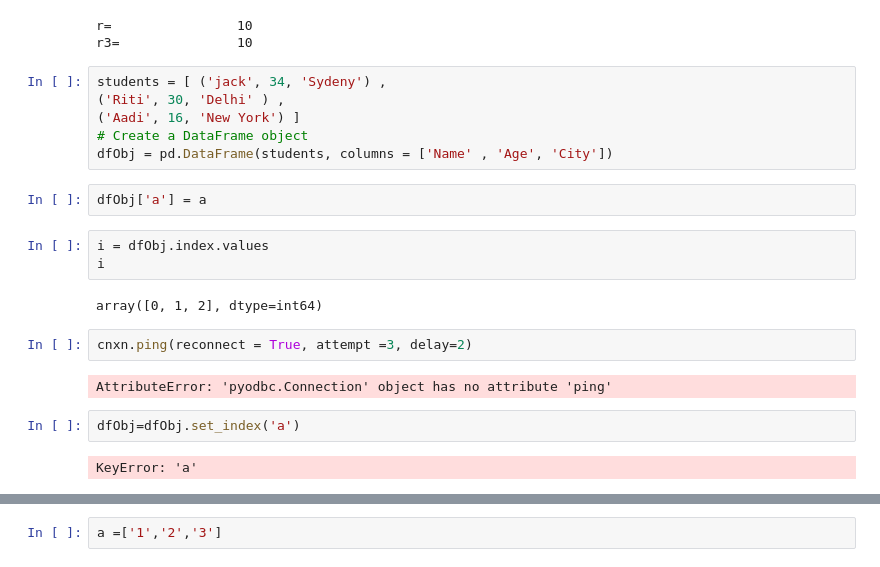
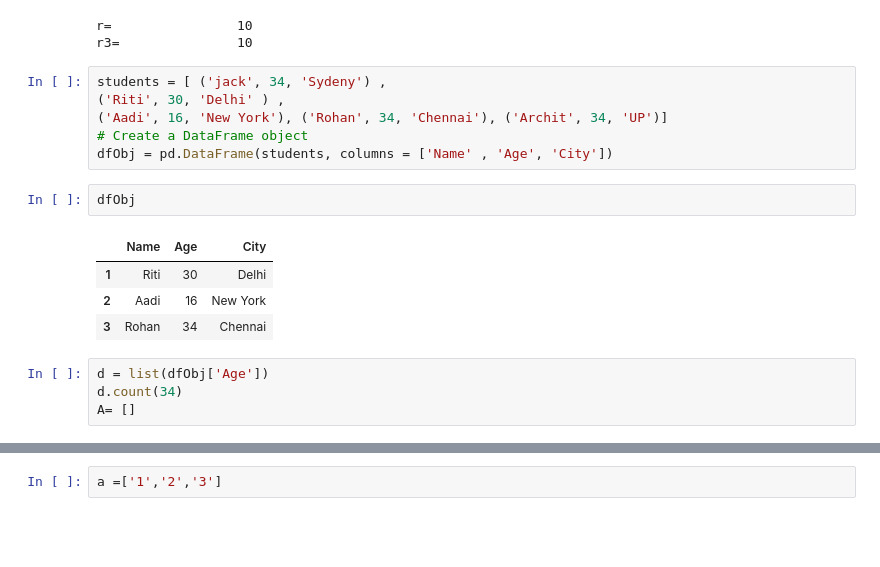
Before and after one commit to archit1998/Thapovan2, a Jupyter notebook: team2.ipynb, the cells around one changed output, grey strips where cells are left out. Drawn from its saved outputs; the diff is of its cells as text; blank space fills up the shorter version.

```diff
--- a/team2.ipynb
+++ b/team2.ipynb
@@ -1060,21 +1112,17 @@ r3=               10
 # %%
 students = [ ('jack', 34, 'Sydeny') ,
 ('Riti', 30, 'Delhi' ) ,
-('Aadi', 16, 'New York') ]
+('Aadi', 16, 'New York'), ('Rohan', 34, 'Chennai'), ('Archit', 34, 'UP')]
 # Create a DataFrame object
 dfObj = pd.DataFrame(students, columns = ['Name' , 'Age', 'City'])
 # %%
-dfObj['a'] = a
+dfObj
+# %% [output]
+|  | Name | Age | City |
+| 1 | Riti | 30 | Delhi |
+| 2 | Aadi | 16 | New York |
+| 3 | Rohan | 34 | Chennai |
-# %%
-i = dfObj.index.values
-i
-# %% [output]
-array([0, 1, 2], dtype=int64)
-# %%
-cnxn.ping(reconnect = True, attempt =3, delay=2)
-# %% [output]
-AttributeError: 'pyodbc.Connection' object has no attribute 'ping'
-# %%
-dfObj=dfObj.set_index('a')
-# %% [output]
-KeyError: 'a'
+# %%
+d = list(dfObj['Age'])
+d.count(34)
+A= []
```
Also changed, not shown: parts of 24 cells of this notebook.
